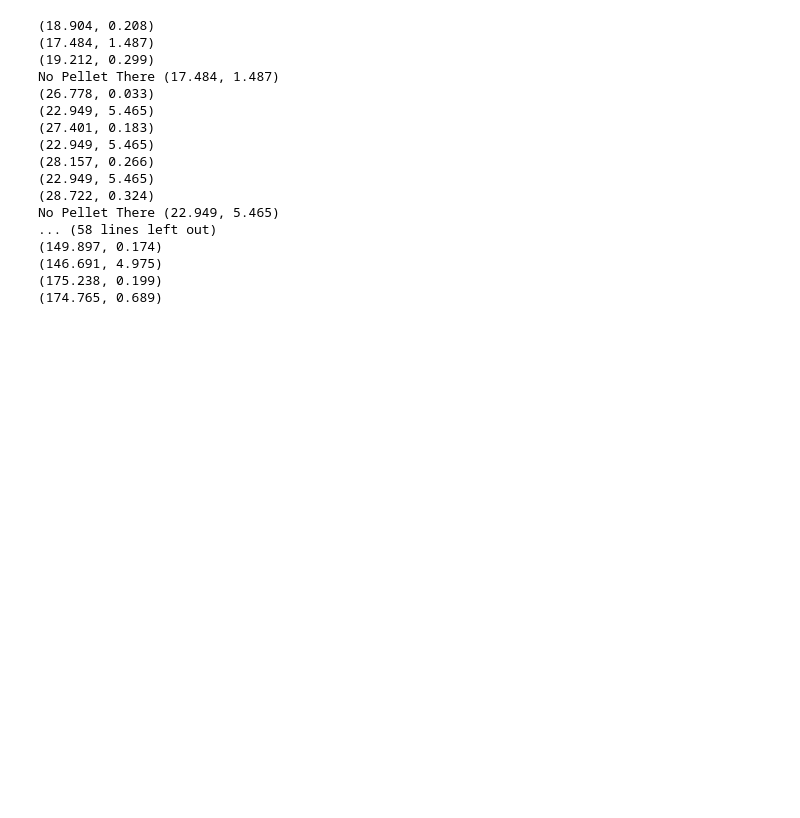
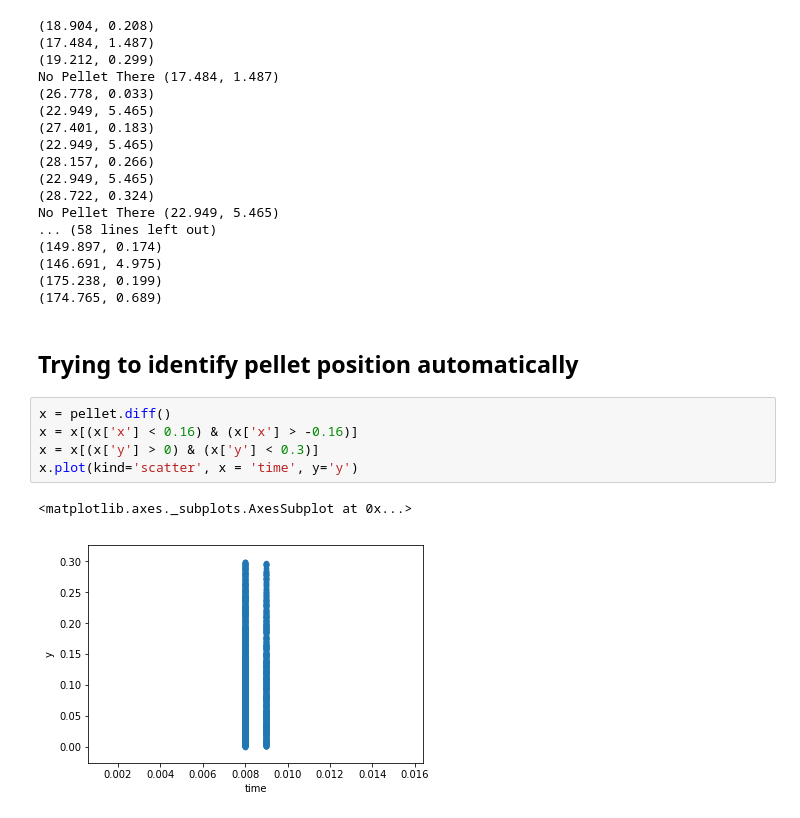
Before and after one commit to vjann/DLC, a Jupyter notebook: notebooks/data_notebooks/reach_isolation_and_video_creation.ipynb, the cells around one changed output. Saved outputs shown, nothing was run; the diff lists cells and outputs as text; blank space fills up the shorter version.

```diff
--- a/notebooks/data_notebooks/reach_isolation_and_video_creation.ipynb
+++ b/notebooks/data_notebooks/reach_isolation_and_video_creation.ipynb
@@ -317,3 +317,13 @@ No Pellet There (22.949, 5.465)
 (146.691, 4.975)
 (175.238, 0.199)
 (174.765, 0.689)
+# %% [markdown]
+## Trying to identify pellet position automatically
+# %%
+x = pellet.diff()
+x = x[(x['x'] < 0.16) & (x['x'] > -0.16)]
+x = x[(x['y'] > 0) & (x['y'] < 0.3)]
+x.plot(kind='scatter', x = 'time', y='y')
+# %% [output]
+<matplotlib.axes._subplots.AxesSubplot at 0x...>
+[figure, added]
```
Also changed, not shown: 6 other files.
